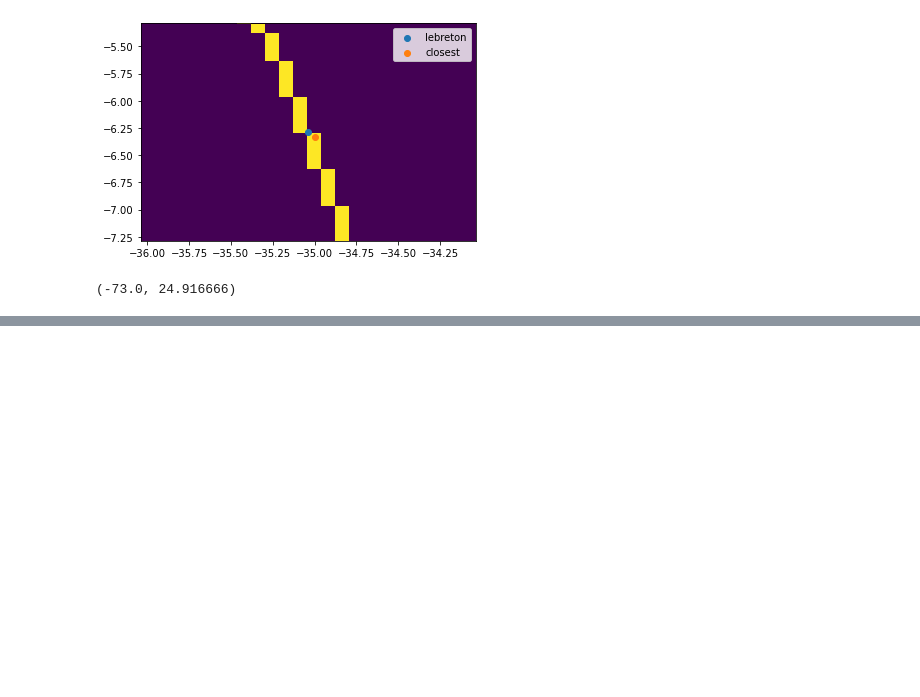
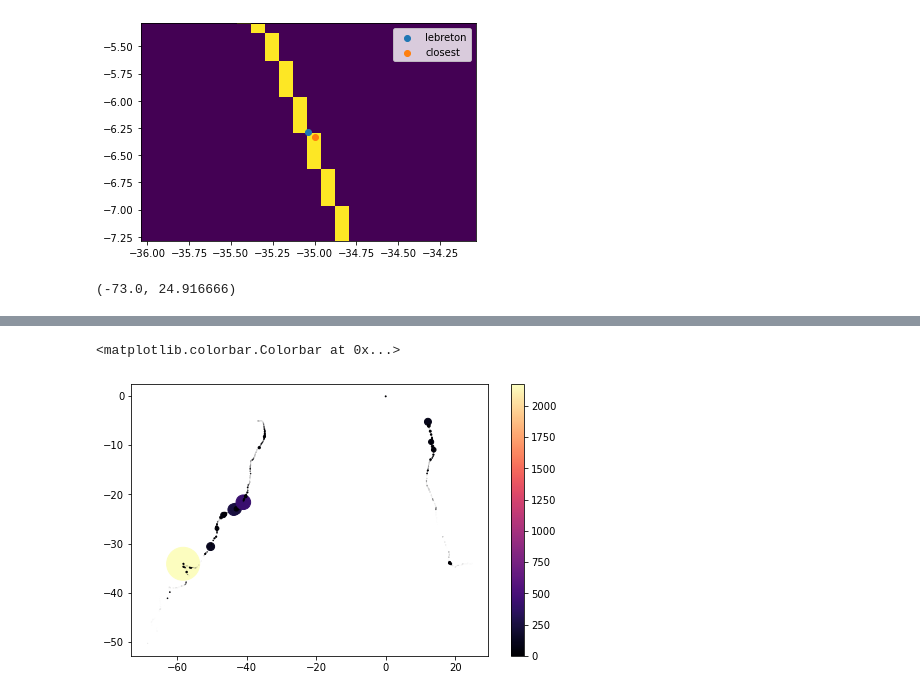
Before and after one commit to OceanParcels/BayesianAnalysis_SouthAtlantic, a Jupyter notebook: notebooks/Standard_method_release_particles_from_river_locations.ipynb, the cells around one changed output, grey strips where cells are left out. Saved outputs shown, nothing was run; the diff lists cells and outputs as text; code cells hidden in the pictures; blank space fills up the shorter version.

Commit message:
discretizing the river locations from dataset

```diff
--- a/notebooks/Standard_method_release_particles_from_river_locations.ipynb
+++ b/notebooks/Standard_method_release_particles_from_river_locations.ipynb
@@ -163,0 +160,27 @@ plt.pcolormesh(X, Y, hist, shading='auto')
+# %%
+def rivers2coastalgrid(DF, coastal_fields):
+
+    N = len(DF)
+
+    coast = coastal_fields.coastal.values
+    lats = coastal_fields.lat.values
+    lons = coastal_fields.lon.values
+    iy_coast, ix_coast = np.where(coast==1)
+    lat_coast = lats[iy_coast]
+    lon_coast = lons[ix_coast]
+
+    new_coordinates = np.zeros((N, 2))
+
+    for i in range(N):
+        x_lon = DF.iloc[i].X
+        x_lat = DF.iloc[i].Y
+
+        n_index = nearest_coastal_cell(lat_coast, lon_coast, x_lat, x_lon)
+        new_coordinates[i,:] = (lon_coast[n_index], lat_coast[n_index])
+
+    aux = pd.DataFrame(new_coordinates, columns=['X_bin', 'Y_bin'], index=DF.index)
+    new_DF = pd.concat([DF, aux], axis=1)
+
+    return new_DF
+# %%
+binned_rivers = rivers2coastalgrid(SA_rivers, coastal_fields)
@@ -163,0 +203,13 @@ plt.pcolormesh(X, Y, hist, shading='auto')
+# %%
+group_bins = binned_rivers.groupby(['X_bin', 'Y_bin']).sum()
+# %%
+group_bins.reset_index(inplace=True)
+# %%
+plt.figure(figsize=(8,5))
+#plt.pcolormesh(X, Y, coast)
+im = plt.scatter(group_bins['X_bin'], group_bins['Y_bin'], c=group_bins['i_low'],
+                 s=group_bins['i_low']/2, cmap='magma', edgecolors=None)
+plt.colorbar(im)
+# %% [output]
+<matplotlib.colorbar.Colorbar at 0x...>
+[figure, added]
```
Also changed, not shown: parts of 21 cells of this notebook.
